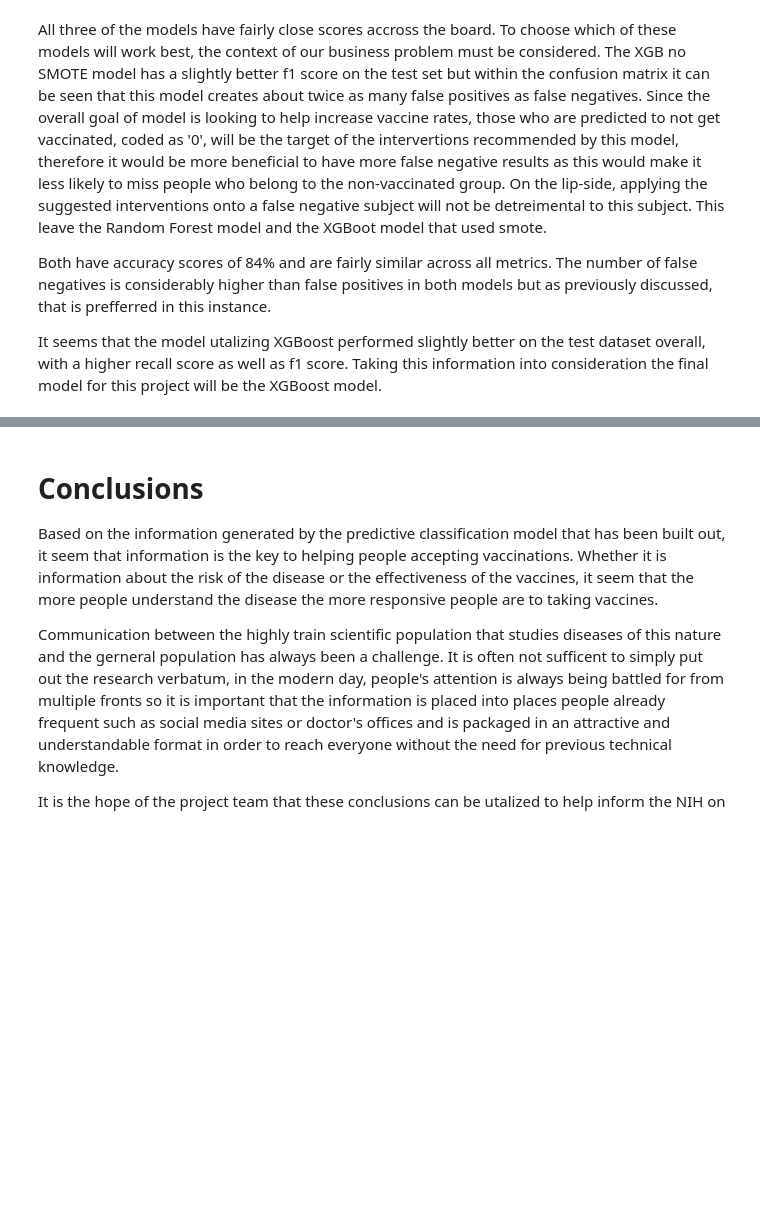
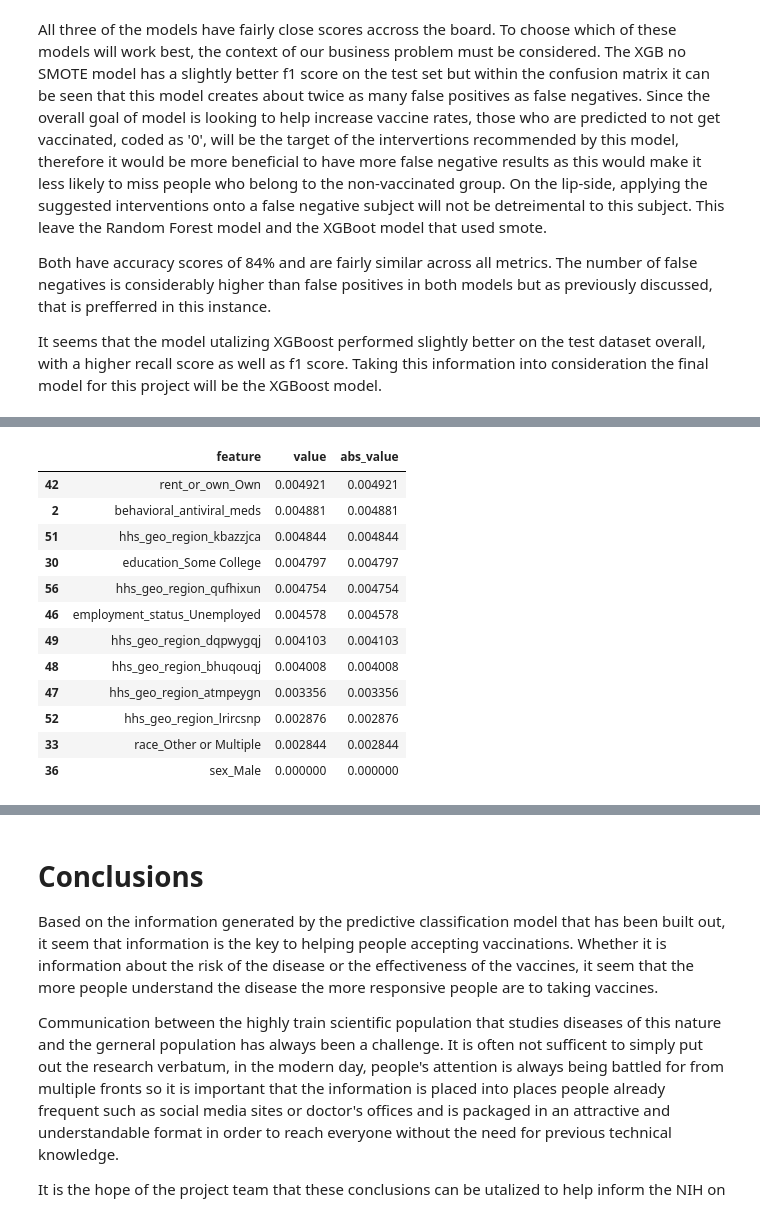
Before and after one commit to LucasFishbein/H1N1_Vaccine_Status_Predictor, a Jupyter notebook: H1N1_Vaccine_Prediction_Model.ipynb, the cells around one changed output, grey strips where cells are left out. Cells and saved outputs as stored; diff of their text form; code cells hidden in the pictures; blank space fills up the shorter version.

```diff
--- a/H1N1_Vaccine_Prediction_Model.ipynb
+++ b/H1N1_Vaccine_Prediction_Model.ipynb
@@ -1413 +1440,18 @@ feat_imp_df.sort_values('abs_value', ascending=False).head(20)
+# %%
+#Checking Top Feature Coefficients
+feat_imp_df.sort_values('abs_value', ascending=False).tail(12)
+# %% [output]
+|  | feature | value | abs_value |
+| 42 | rent_or_own_Own | 0.004921 | 0.004921 |
+| 2 | behavioral_antiviral_meds | 0.004881 | 0.004881 |
+| 51 | hhs_geo_region_kbazzjca | 0.004844 | 0.004844 |
+| 30 | education_Some College | 0.004797 | 0.004797 |
+| 56 | hhs_geo_region_qufhixun | 0.004754 | 0.004754 |
+| 46 | employment_status_Unemployed | 0.004578 | 0.004578 |
+| 49 | hhs_geo_region_dqpwygqj | 0.004103 | 0.004103 |
+| 48 | hhs_geo_region_bhuqouqj | 0.004008 | 0.004008 |
+| 47 | hhs_geo_region_atmpeygn | 0.003356 | 0.003356 |
+| 52 | hhs_geo_region_lrircsnp | 0.002876 | 0.002876 |
+| 33 | race_Other or Multiple | 0.002844 | 0.002844 |
+| 36 | sex_Male | 0.000000 | 0.000000 |
 # %% [markdown]
```
Also changed, not shown: parts of 17 cells of this notebook, 1 other file.
